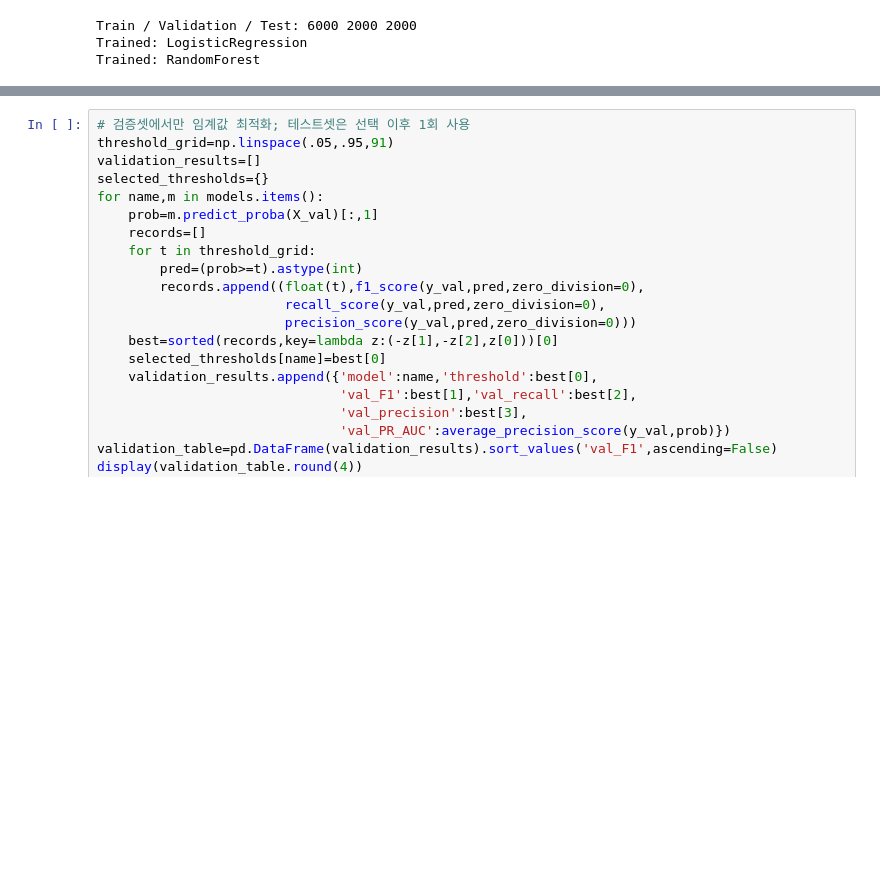
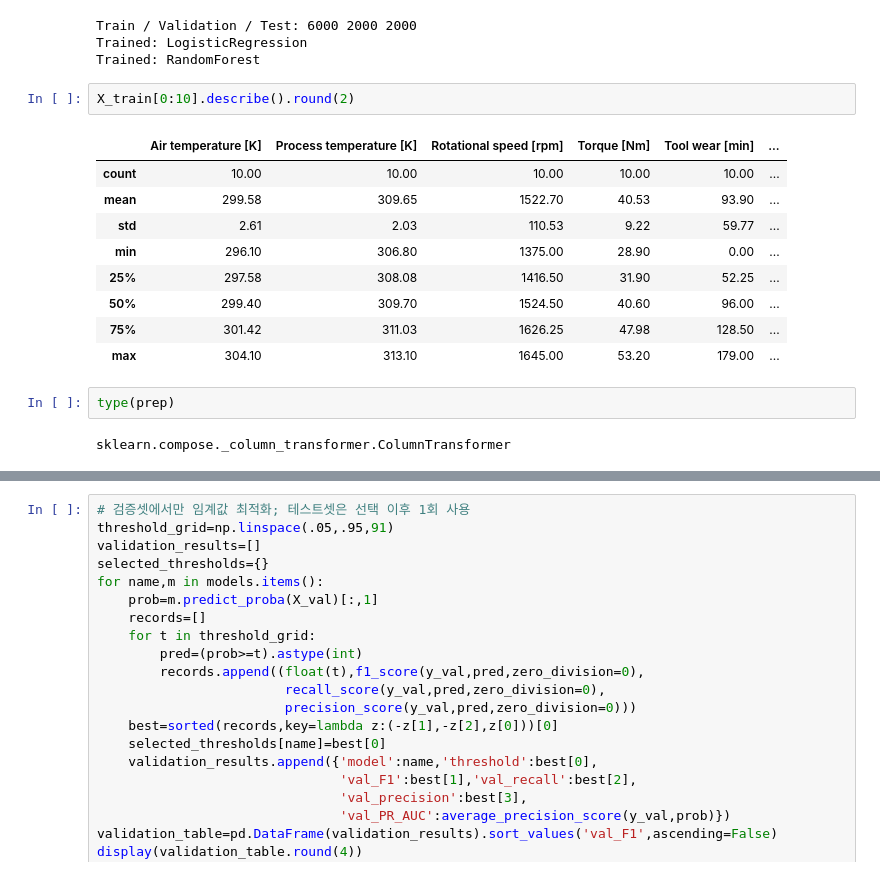
Before and after one commit to JSJeong-me/LG-Capstone-2026, a Jupyter notebook: LG_AI4I_2020_8Modules_SmartFactory_Lab.ipynb, the cells around one changed output, grey strips where cells are left out. Saved outputs shown, nothing was run; the diff lists cells and outputs as text; blank space fills up the shorter version.

```diff
--- a/LG_AI4I_2020_8Modules_SmartFactory_Lab.ipynb
+++ b/LG_AI4I_2020_8Modules_SmartFactory_Lab.ipynb
@@ -411,3 +438,19 @@ for name, m in models.items():
 Train / Validation / Test: 6000 2000 2000
 Trained: LogisticRegression
 Trained: RandomForest
+# %%
+X_train[0:10].describe().round(2)
+# %% [output]
+|  | Air temperature [K] | Process temperature [K] | Rotational speed [rpm] | Torque [Nm] | Tool wear [min] | ... |
+| count | 10.00 | 10.00 | 10.00 | 10.00 | 10.00 | ... |
+| mean | 299.58 | 309.65 | 1522.70 | 40.53 | 93.90 | ... |
+| std | 2.61 | 2.03 | 110.53 | 9.22 | 59.77 | ... |
+| min | 296.10 | 306.80 | 1375.00 | 28.90 | 0.00 | ... |
+| 25% | 297.58 | 308.08 | 1416.50 | 31.90 | 52.25 | ... |
+| 50% | 299.40 | 309.70 | 1524.50 | 40.60 | 96.00 | ... |
+| 75% | 301.42 | 311.03 | 1626.25 | 47.98 | 128.50 | ... |
+| max | 304.10 | 313.10 | 1645.00 | 53.20 | 179.00 | ... |
+# %%
+type(prep)
+# %% [output]
+sklearn.compose._column_transformer.ColumnTransformer
```
Also changed, not shown: parts of 6 cells of this notebook.
